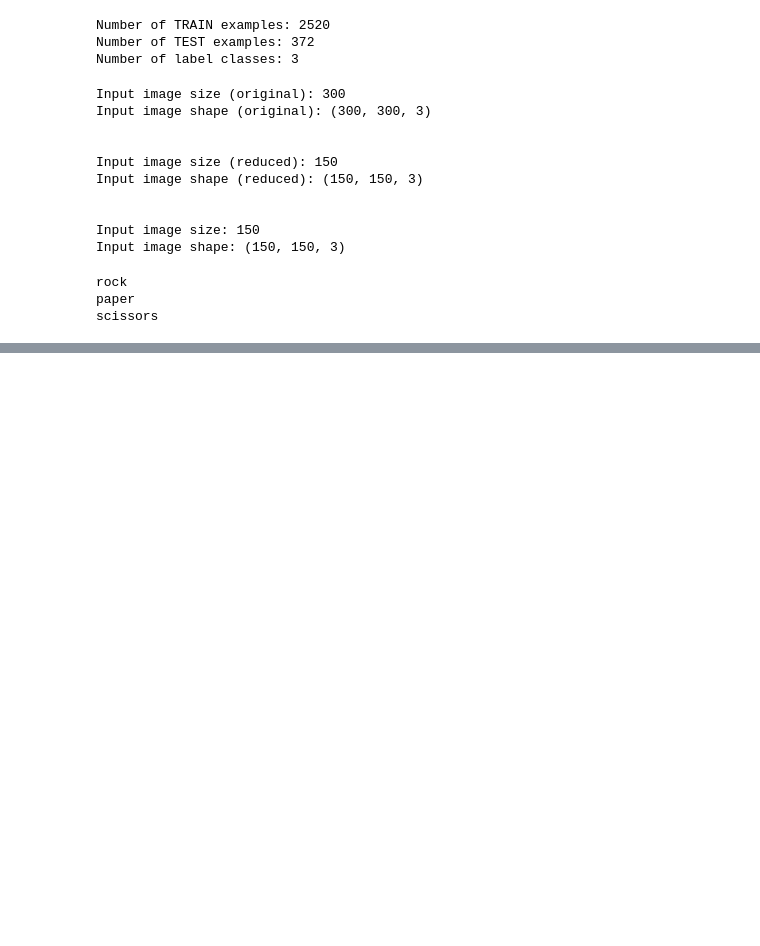
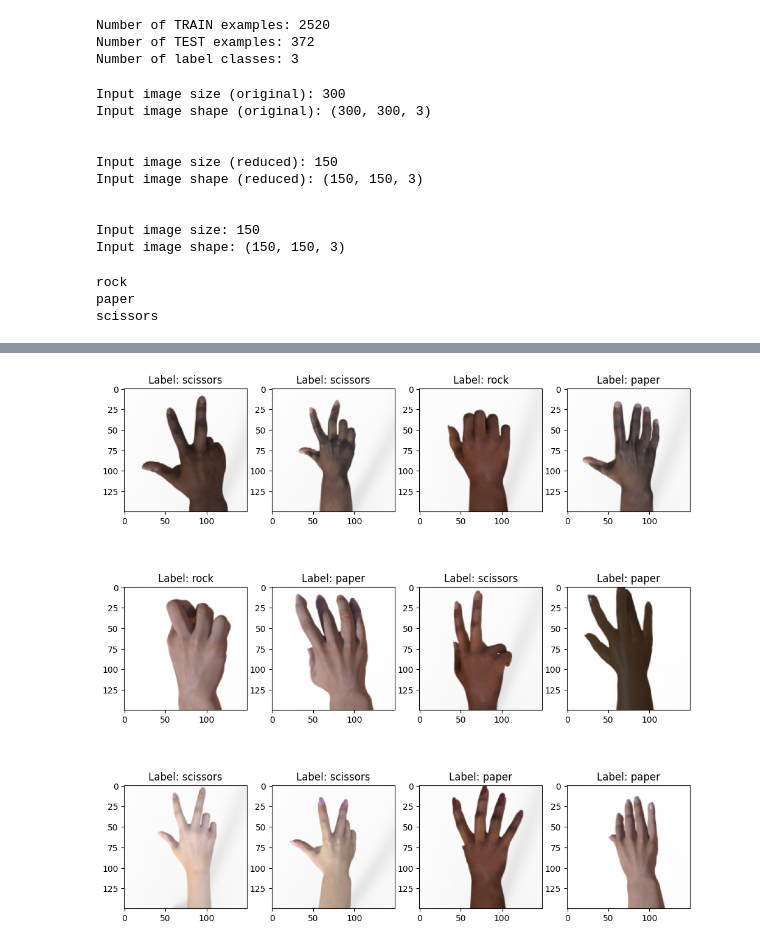
Before and after one commit to karimalisahili/proy1_ia_modelo, a Jupyter notebook: main.ipynb, the cells around one changed output, grey strips where cells are left out. Cells and saved outputs as stored; diff of their text form; code cells hidden in the pictures; blank space fills up the shorter version.

```diff
--- a/main.ipynb
+++ b/main.ipynb
@@ -169,0 +215,12 @@ scissors
+# %%
+def format_example(image, label):
+    # Hacer que los colores de la imagen sean flotantes.
+    image = tf.cast(image, tf.float32)
+    # Hacer que los valores de color de la imagen estén en el rango [0..1].
+    image = image / 255.
+    # Asegurarse de que la imagen tenga el tamaño correcto
+    image = tf.image.resize(image, [INPUT_IMG_SIZE, INPUT_IMG_SIZE])
+    return image, label
+# %%
+dataset_train = dataset_train_raw.map(format_example)
+dataset_test = dataset_test_raw.map(format_example)
@@ -169,0 +251,5 @@ scissors
+# %%
+# Explorar las imagenes de entrenamiento del dataset.
+preview_dataset(dataset_train)
+# %% [output]
+[figure, added]
```
Also changed, not shown: parts of 16 cells of this notebook.
